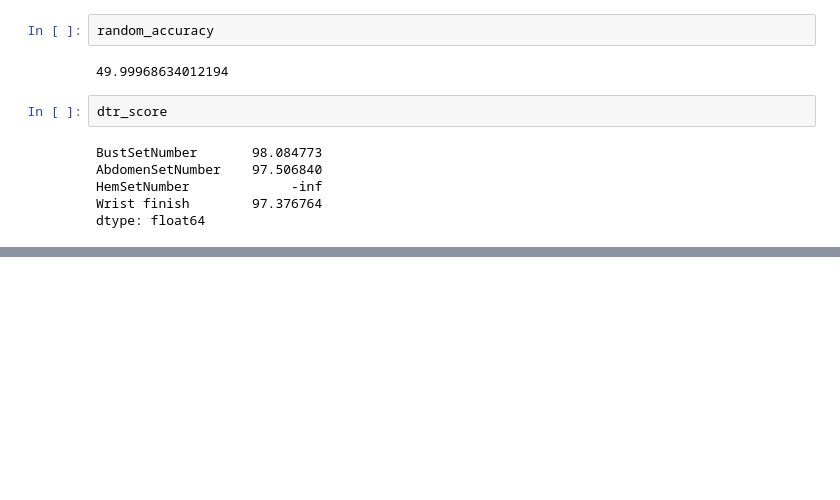
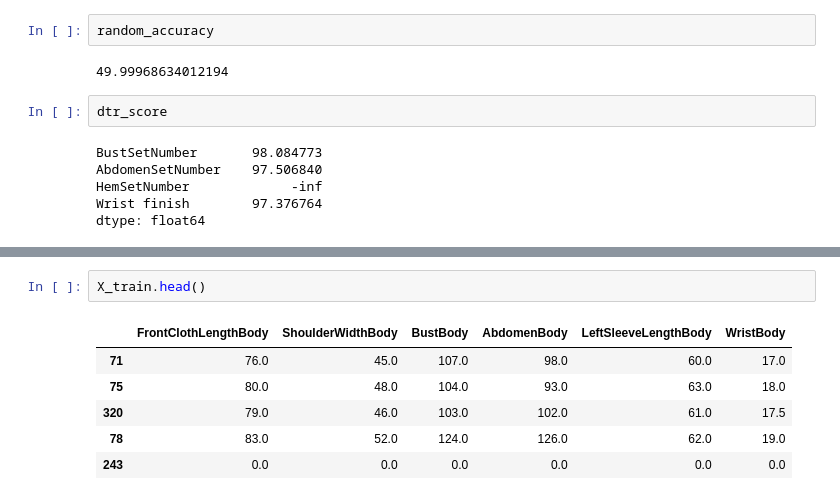
Before and after one commit to thejoshchow/ttc, a Jupyter notebook: play.ipynb, the cells around one changed output, grey strips where cells are left out. Saved outputs shown, nothing was run; the diff lists cells and outputs as text; blank space fills up the shorter version.

```diff
--- a/play.ipynb
+++ b/play.ipynb
@@ -459,0 +499,9 @@ dtype: float64
+# %%
+X_train.head()
+# %% [output]
+|  | FrontClothLengthBody | ShoulderWidthBody | BustBody | AbdomenBody | LeftSleeveLengthBody | WristBody |
+| 71 | 76.0 | 45.0 | 107.0 | 98.0 | 60.0 | 17.0 |
+| 75 | 80.0 | 48.0 | 104.0 | 93.0 | 63.0 | 18.0 |
+| 320 | 79.0 | 46.0 | 103.0 | 102.0 | 61.0 | 17.5 |
+| 78 | 83.0 | 52.0 | 124.0 | 126.0 | 62.0 | 19.0 |
+| 243 | 0.0 | 0.0 | 0.0 | 0.0 | 0.0 | 0.0 |
```
Also changed, not shown: parts of 3 cells of this notebook, 11 other files.
